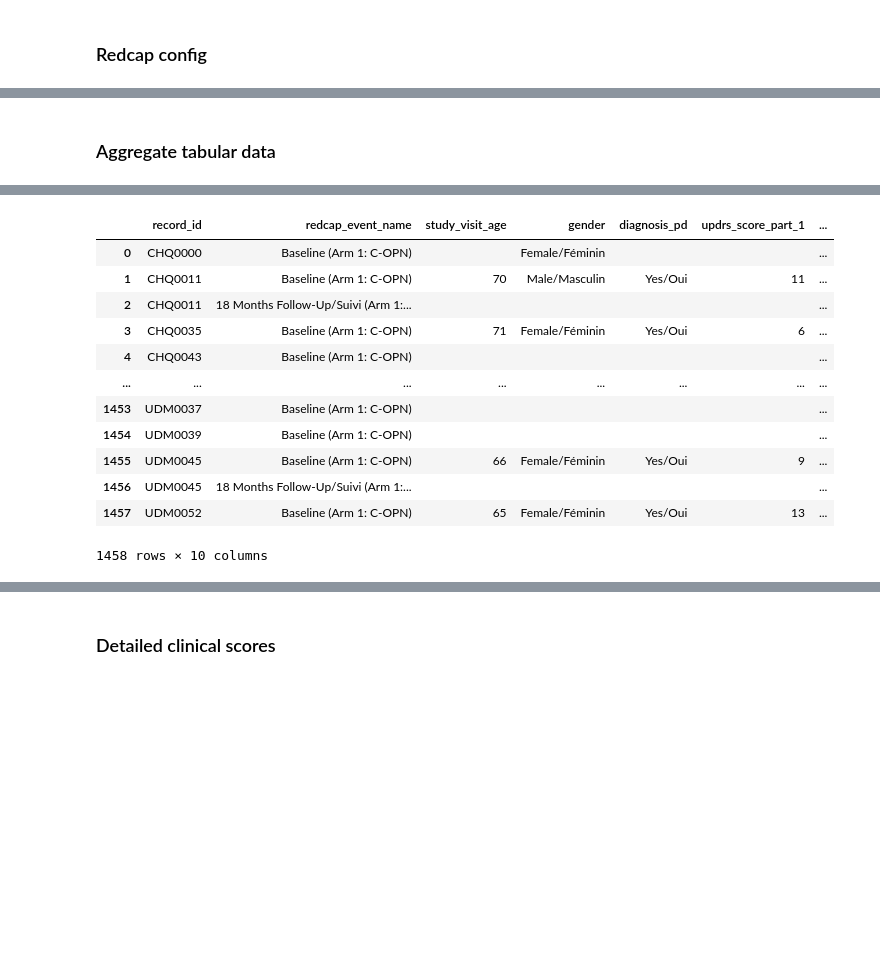
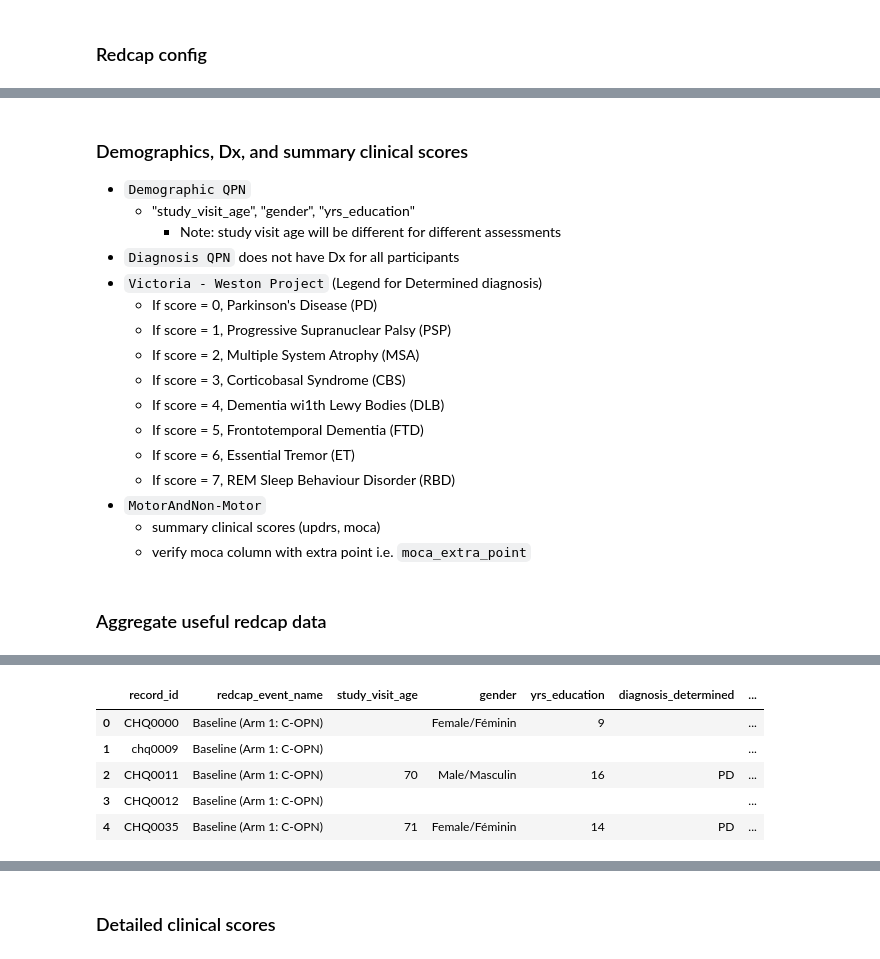
Before and after one commit to nipoppy/nipoppy, a Jupyter notebook: nipoppy/notebooks/redcap.ipynb, the cells around one changed output, grey strips where cells are left out. Drawn from its saved outputs; the diff is of its cells as text; code cells hidden in the pictures; blank space fills up the shorter version.

```diff
--- a/nipoppy/notebooks/redcap.ipynb
+++ b/nipoppy/notebooks/redcap.ipynb
@@ -183,22 +182,59 @@ query_df.head()
+# %% [markdown]
+### Demographics, Dx, and summary clinical scores
+- `Demographic QPN`
+    - "study_visit_age", "gender", "yrs_education"
+        - Note: study visit age will be different for different assessments
+- `Diagnosis QPN` does not have Dx for all participants
+- `Victoria - Weston Project` (Legend for Determined diagnosis)
+    - If score = 0, Parkinson's Disease (PD)
+    - If score = 1, Progressive Supranuclear Palsy (PSP)
+    - If score = 2, Multiple System Atrophy (MSA)
+    - If score = 3, Corticobasal Syndrome (CBS)
+    - If score = 4, Dementia wi1th Lewy Bodies (DLB)
+    - If score = 5, Frontotemporal Dementia (FTD)
+    - If score = 6, Essential Tremor (ET)
+    - If score = 7, REM Sleep Behaviour Disorder (RBD)
+- `MotorAndNon-Motor`
+    - summary clinical scores (updrs, moca)
+    - verify moca column with extra point i.e. `moca_extra_point`
 # %% [markdown]
-### Aggregate tabular data
+### Aggregate useful redcap data
 # %%
 index_columns = ["record_id", "redcap_event_name"]
 
-demo_cols = ["study_visit_age", "gender"]
-demo_df = query_dict['MotorAndNon-Motor'][index_columns + demo_cols].copy()
+demo_cols = ["study_visit_age", "gender", "yrs_education"]
+demo_df = query_dict['Demographic QPN'][index_columns + demo_cols].copy()
 
-dx_col = ["diagnosis_pd"]
-dx_df = query_dict['Diagnosis QPN'][index_columns + dx_col]
+dx_cols = ["diagnosis_determined", "duration_disease"]
+dx_df = query_dict['Victoria - Weston Project'][index_columns + dx_cols]
 
-updrs_cols = ["updrs_score_part_1", "updrs_score_part_2", "updrs_score_part_3", "updrs_score_part_4"]
-moca_cols = ["moca_result"]
+diagnosis_determined_label_map = {
+    "0" : "PD",
+    "1" : "PSP",
+    "2" : "MSA",
+    "3" : "CBS",
+    "4" : "DLB",
+    "5" : "FTD",
+    "6" : "ET",
+    "7" : "RBD"
+}
+dx_df.loc[:,"diagnosis_determined"] = dx_df["diagnosis_determined"].astype(str).replace(diagnosis_determined_label_map).copy()
+
+updrs_cols = ["mds_updrs_h_y", "updrs_score_part_1", "updrs_score_part_2", "updrs_score_part_3", "updrs_score_part_4"]
+moca_cols = ['moca_result']
+moca_subscore_cols = ['moca_result_2', 'moca_result_3', 'moca_result_4','moca_result_5', 'moca_result_6',
+                      'moca_result_7', 'moca_result_8','moca_result_9']
 
 score_cols = updrs_cols + moca_cols
 score_df = query_dict["Victoria - Weston Project"][index_columns + score_cols].copy()
 
-tabular_df = pd.merge(demo_df, dx_df, on=index_columns)
-tabular_df = pd.merge(tabular_df, score_df, on=index_columns)
+redcap_df = pd.merge(demo_df, dx_df, on=index_columns)
+redcap_df = pd.merge(redcap_df, score_df, on=index_columns)
 
-tabular_df
+n_redcap_common_participants = len(redcap_df["record_id"].unique())
+logger.info(f"Found {n_redcap_common_participants} recdap-nipoppy common participants")
+
+logger.info(f"redcap events: {redcap_df['redcap_event_name'].unique()}")
+
+redcap_df.head()
 # %% [output]
@@ -205,13 +243,6 @@ tabular_df
-|  | record_id | redcap_event_name | study_visit_age | gender | diagnosis_pd | updrs_score_part_1 | ... |
-| 0 | CHQ0000 | Baseline (Arm 1: C-OPN) |  | Female/Féminin |  |  | ... |
-| 1 | CHQ0011 | Baseline (Arm 1: C-OPN) | 70 | Male/Masculin | Yes/Oui | 11 | ... |
-| 2 | CHQ0011 | 18 Months Follow-Up/Suivi (Arm 1:... |  |  |  |  | ... |
-| 3 | CHQ0035 | Baseline (Arm 1: C-OPN) | 71 | Female/Féminin | Yes/Oui | 6 | ... |
-| 4 | CHQ0043 | Baseline (Arm 1: C-OPN) |  |  |  |  | ... |
-| ... | ... | ... | ... | ... | ... | ... | ... |
-| 1453 | UDM0037 | Baseline (Arm 1: C-OPN) |  |  |  |  | ... |
-| 1454 | UDM0039 | Baseline (Arm 1: C-OPN) |  |  |  |  | ... |
-| 1455 | UDM0045 | Baseline (Arm 1: C-OPN) | 66 | Female/Féminin | Yes/Oui | 9 | ... |
-| 1456 | UDM0045 | 18 Months Follow-Up/Suivi (Arm 1:... |  |  |  |  | ... |
-| 1457 | UDM0052 | Baseline (Arm 1: C-OPN) | 65 | Female/Féminin | Yes/Oui | 13 | ... |
+|  | record_id | redcap_event_name | study_visit_age | gender | yrs_education | diagnosis_determined | ... |
+| 0 | CHQ0000 | Baseline (Arm 1: C-OPN) |  | Female/Féminin | 9 |  | ... |
+| 1 | chq0009 | Baseline (Arm 1: C-OPN) |  |  |  |  | ... |
+| 2 | CHQ0011 | Baseline (Arm 1: C-OPN) | 70 | Male/Masculin | 16 | PD | ... |
+| 3 | CHQ0012 | Baseline (Arm 1: C-OPN) |  |  |  |  | ... |
+| 4 | CHQ0035 | Baseline (Arm 1: C-OPN) | 71 | Female/Féminin | 14 | PD | ... |
-1458 rows × 10 columns
```
Also changed, not shown: parts of 34 cells of this notebook, 2 other files.
